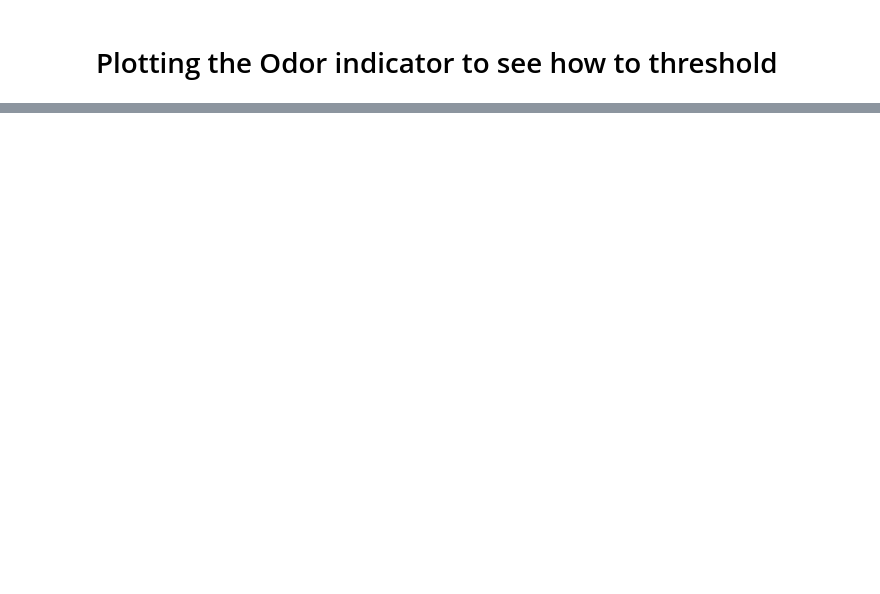
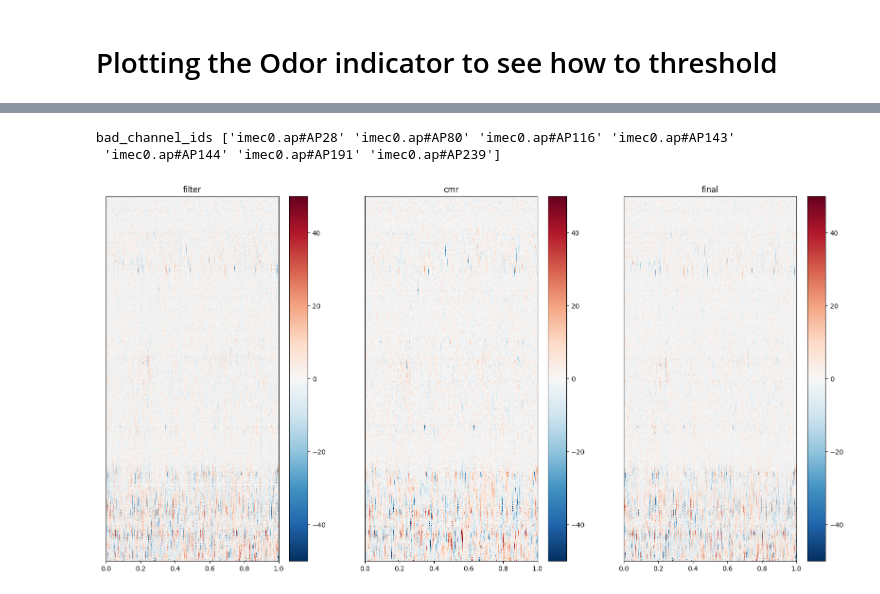
Before and after one commit to cowenowner/mbl_mouse_2024, a Jupyter notebook: student_and_instructor_code/manish/python_stuff/playWithNPX.ipynb, the cells around one changed output, grey strips where cells are left out. Drawn from its saved outputs; the diff is of its cells as text; code cells hidden in the pictures; blank space fills up the shorter version.

```diff
--- a/student_and_instructor_code/manish/python_stuff/playWithNPX.ipynb
+++ b/student_and_instructor_code/manish/python_stuff/playWithNPX.ipynb
@@ -104,0 +80,22 @@ channel_labels
+# %%
+rec1 = si.highpass_filter(raw_rec, freq_min=400.)
+bad_channel_ids, channel_labels = si.detect_bad_channels(rec1)
+rec2 = rec1.remove_channels(bad_channel_ids)
+print('bad_channel_ids', bad_channel_ids)
+
+rec3 = si.phase_shift(rec2)
+rec4 = si.common_reference(rec3, operator="median", reference="global")
+rec = rec4
+# %% [output]
+bad_channel_ids ['imec0.ap#AP28' 'imec0.ap#AP80' 'imec0.ap#AP116' 'imec0.ap#AP143'
+ 'imec0.ap#AP144' 'imec0.ap#AP191' 'imec0.ap#AP239']
+# %%
+fig, axs = plt.subplots(ncols=3, figsize=(20, 10))
+
+si.plot_timeseries(rec1, backend='matplotlib',  clim=(-50, 50), ax=axs[0])
+si.plot_timeseries(rec4, backend='matplotlib',  clim=(-50, 50), ax=axs[1])
+si.plot_timeseries(rec, backend='matplotlib',  clim=(-50, 50), ax=axs[2])
+for i, label in enumerate(('filter', 'cmr', 'final')):
+    axs[i].set_title(label)
+# %% [output]
+[figure, added]
```
Also changed, not shown: parts of 31 cells of this notebook, 5 other files.
